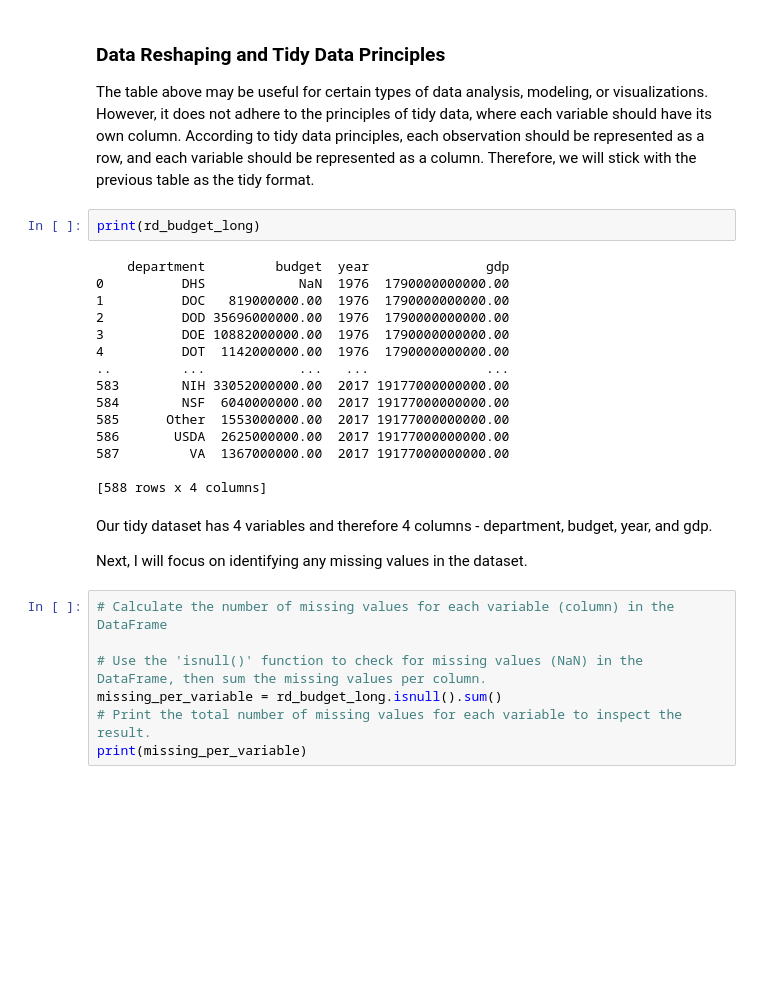
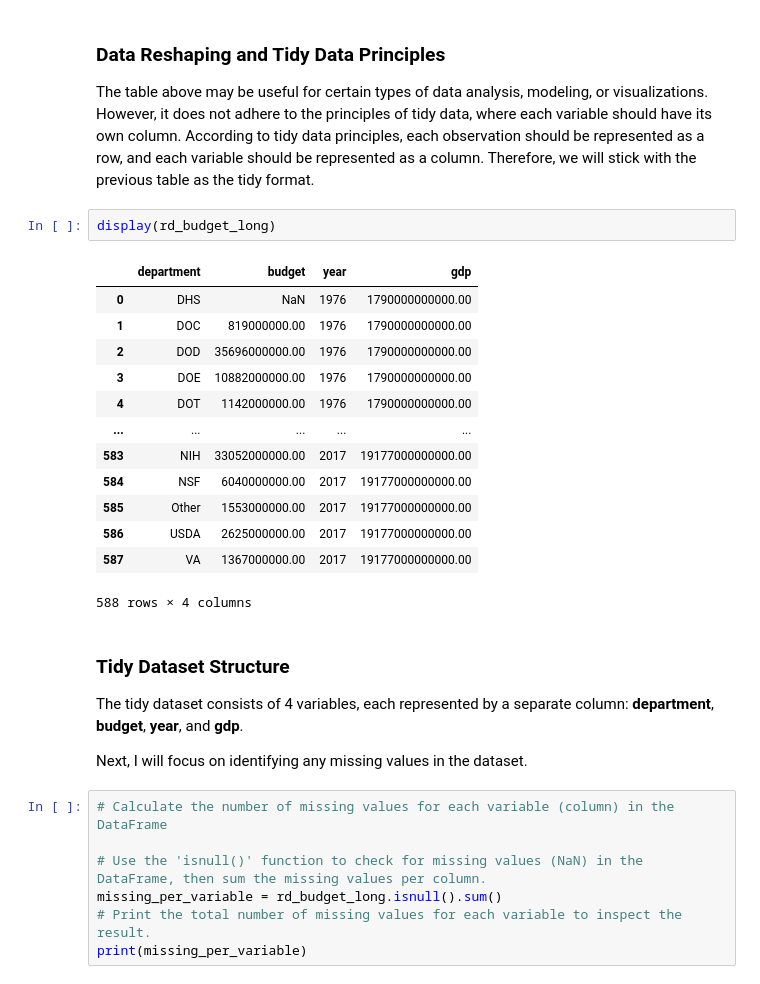
Before and after one commit to adiyabiyekenova/BIYEKENOVA-Python-Portfolio, a Jupyter notebook: TidyData-Project/tidy_data_project.ipynb, the cells around one changed output. Cells and saved outputs as stored; diff of their text form; blank space fills up the shorter version.

```diff
--- a/TidyData-Project/tidy_data_project.ipynb
+++ b/TidyData-Project/tidy_data_project.ipynb
@@ -140,24 +144,25 @@ rd_budget_messy.head()
 
 The table above may be useful for certain types of data analysis, modeling, or visualizations. However, it does not adhere to the principles of tidy data, where each variable should have its own column. According to tidy data principles, each observation should be represented as a row, and each variable should be represented as a column. Therefore, we will stick with the previous table as the tidy format.
 # %%
-print(rd_budget_long)
+display(rd_budget_long)
 # %% [output]
+|  | department | budget | year | gdp |
+| 0 | DHS | NaN | 1976 | 1790000000000.00 |
+| 1 | DOC | 819000000.00 | 1976 | 1790000000000.00 |
+| 2 | DOD | 35696000000.00 | 1976 | 1790000000000.00 |
+| 3 | DOE | 10882000000.00 | 1976 | 1790000000000.00 |
+| 4 | DOT | 1142000000.00 | 1976 | 1790000000000.00 |
+| ... | ... | ... | ... | ... |
+| 583 | NIH | 33052000000.00 | 2017 | 19177000000000.00 |
+| 584 | NSF | 6040000000.00 | 2017 | 19177000000000.00 |
+| 585 | Other | 1553000000.00 | 2017 | 19177000000000.00 |
+| 586 | USDA | 2625000000.00 | 2017 | 19177000000000.00 |
+| 587 | VA | 1367000000.00 | 2017 | 19177000000000.00 |
-    department         budget  year               gdp
-0          DHS            NaN  1976  1790000000000.00
-1          DOC   819000000.00  1976  1790000000000.00
-2          DOD 35696000000.00  1976  1790000000000.00
-3          DOE 10882000000.00  1976  1790000000000.00
-4          DOT  1142000000.00  1976  1790000000000.00
-..         ...            ...   ...               ...
-583        NIH 33052000000.00  2017 19177000000000.00
-584        NSF  6040000000.00  2017 19177000000000.00
-585      Other  1553000000.00  2017 19177000000000.00
-586       USDA  2625000000.00  2017 19177000000000.00
-587         VA  1367000000.00  2017 19177000000000.00
-
-[588 rows x 4 columns]
+588 rows × 4 columns
 # %% [markdown]
-Our tidy dataset has 4 variables and therefore 4 columns - department, budget, year, and gdp.
+### Tidy Dataset Structure
+
+The tidy dataset consists of 4 variables, each represented by a separate column: **department**, **budget**, **year**, and **gdp**.
 
 Next, I will focus on identifying any missing values in the dataset.
 # %%
```
Also changed, not shown: parts of 85 cells of this notebook.
